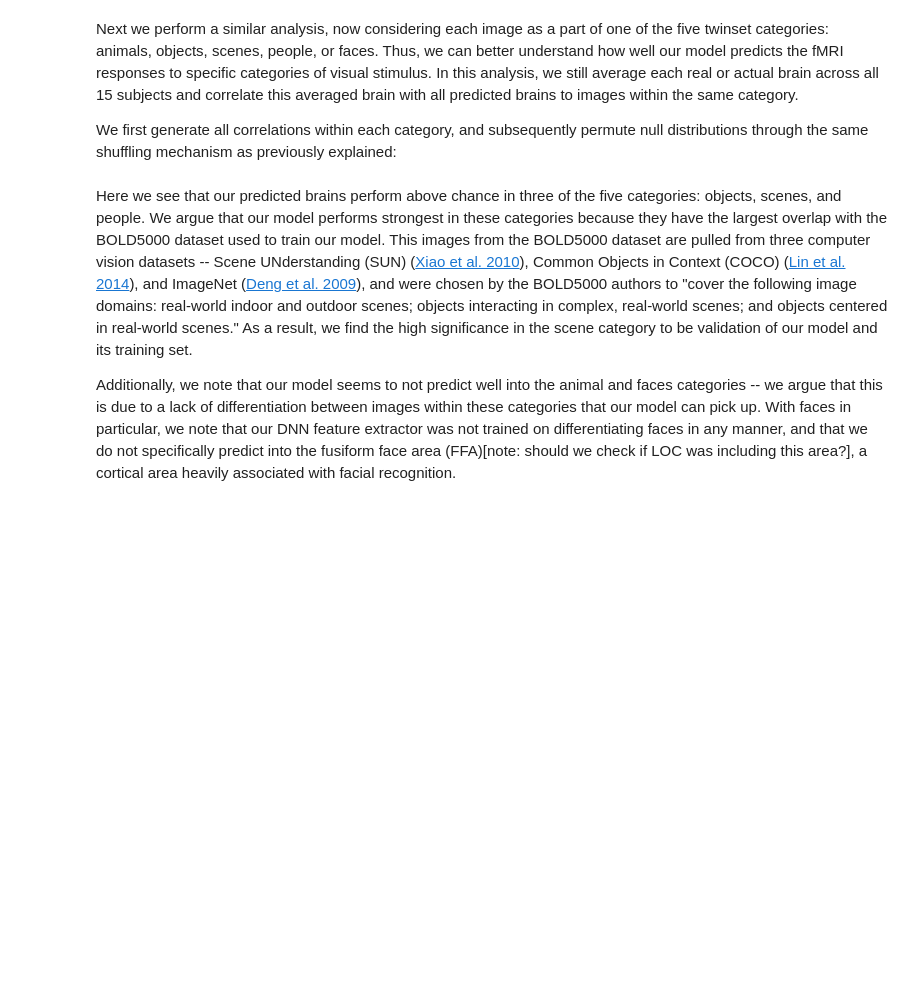
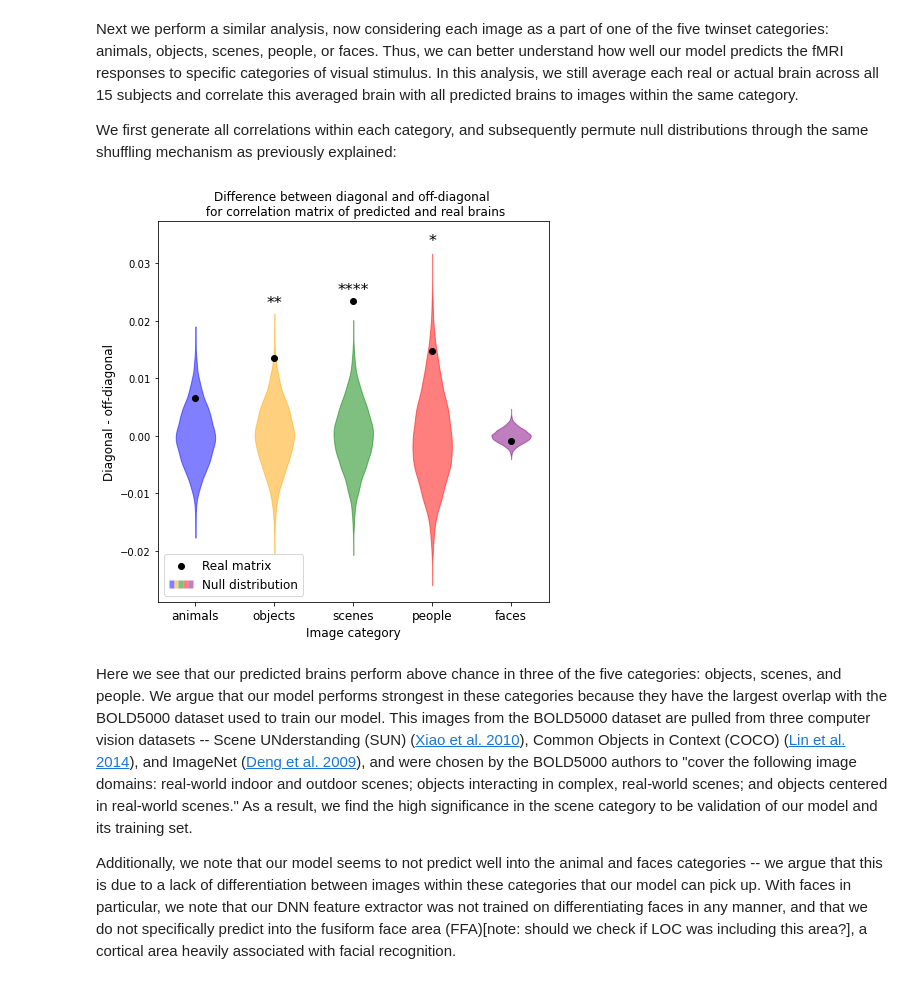
Before and after one commit to dpmlab/img2fmri, a Jupyter notebook: aperture_notebook.ipynb, the cells around one changed output. Drawn from its saved outputs; the diff is of its cells as text; code cells hidden in the pictures; blank space fills up the shorter version.

```diff
--- a/aperture_notebook.ipynb
+++ b/aperture_notebook.ipynb
@@ -106,7 +103,9 @@ Next we perform a similar analysis, now considering each image as a part of one
 
 We first generate all correlations within each category, and subsequently permute null distributions through the same shuffling mechanism as previously explained:
 # %%
-analysis.twinset_category_permutations(n_shuffle=10000, print_vals=True, image_dir=output_dir, force_resample=False)
+analysis.twinset_category_permutations(n_shuffle=10000, print_vals=False, image_dir=output_dir, force_resample=False)
+# %% [output]
+[figure, added]
 # %% [markdown]
 Here we see that our predicted brains perform above chance in three of the five categories: objects, scenes, and people. We argue that our model performs strongest in these categories because they have the largest overlap with the BOLD5000 dataset used to train our model. This images from the BOLD5000 dataset are pulled from three computer vision datasets -- Scene UNderstanding (SUN) ([Xiao et al. 2010](https://doi.org/10.1109/CVPR.2010.5539970)), Common Objects in Context (COCO) ([Lin et al. 2014](https://doi.org/10.48550/arXiv.1405.0312)), and ImageNet ([Deng et al. 2009](https://doi.org/10.1109/CVPR.2009.5206848)), and were chosen by the BOLD5000 authors to "cover the following image domains: real-world indoor and outdoor scenes; objects interacting in complex, real-world scenes; and objects centered in real-world scenes." As a result, we find the high significance in the scene category to be validation of our model and its training set.
 
```
Also changed, not shown: parts of 5 cells of this notebook, 1 other file.
